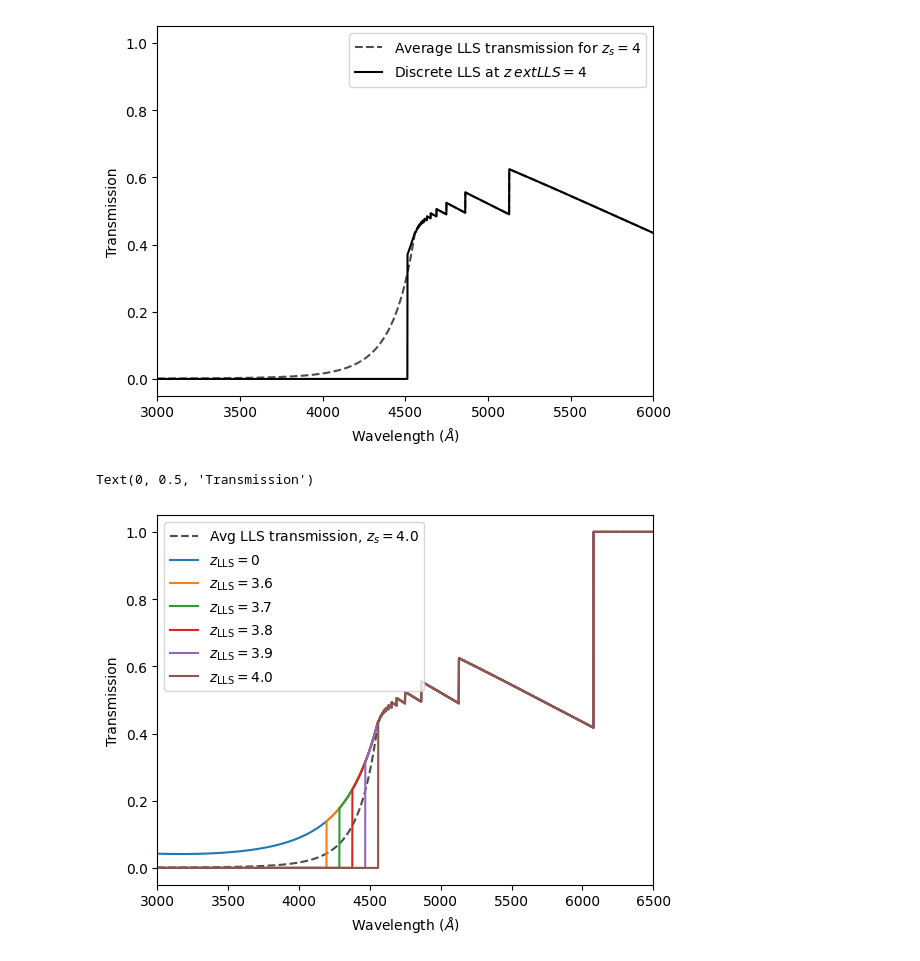
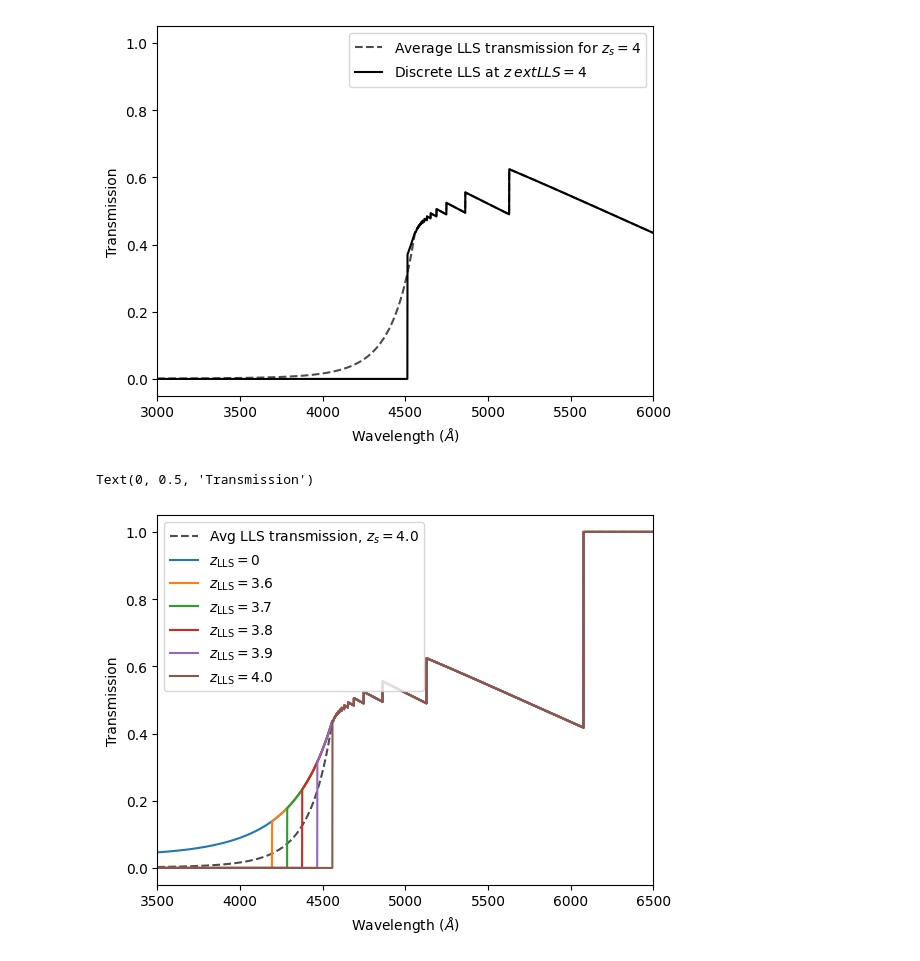
Before and after one commit to katkauma/igm_model, a Jupyter notebook: example.ipynb, the cells around one changed output. Cells and saved outputs as stored; diff of their text form; code cells hidden in the pictures.

```diff
--- a/example.ipynb
+++ b/example.ipynb
@@ -63,23 +63,23 @@ plt.legend()
 # %%
 
 z_s=4.0
 z_lls = [0, 3.6, 3.7, 3.8, 3.9, 4.]
 obswav = restwav*(1+z_s)
 
 average_lls_trans = calc_transmission(z_s=z_s, l_obs=obswav) #average for comparison
 
 plt.figure()
 plt.plot(obswav, average_lls_trans, color='black', ls='--',alpha=0.7, label='Avg LLS transmission, $z_s=$'+f'{z_s}')
 
 for z in z_lls:
     lls_trans = calc_transmission(z_s=z_s, l_obs=obswav, z_lls=z) #lls at specified break
     plt.plot(obswav, lls_trans, lw=1.5, label='$z_\\text{LLS}=$'+f'{z}')
 
 plt.legend()
 
-plt.xlim(3000,6500)
+plt.xlim(3500,6500)
 plt.xlabel('Wavelength ($\AA$)')
 plt.ylabel('Transmission')
 # %% [output]
 Text(0, 0.5, 'Transmission')
-[figure, old version]
+[figure, new version]
```
Also changed, not shown: parts of 2 cells of this notebook.
